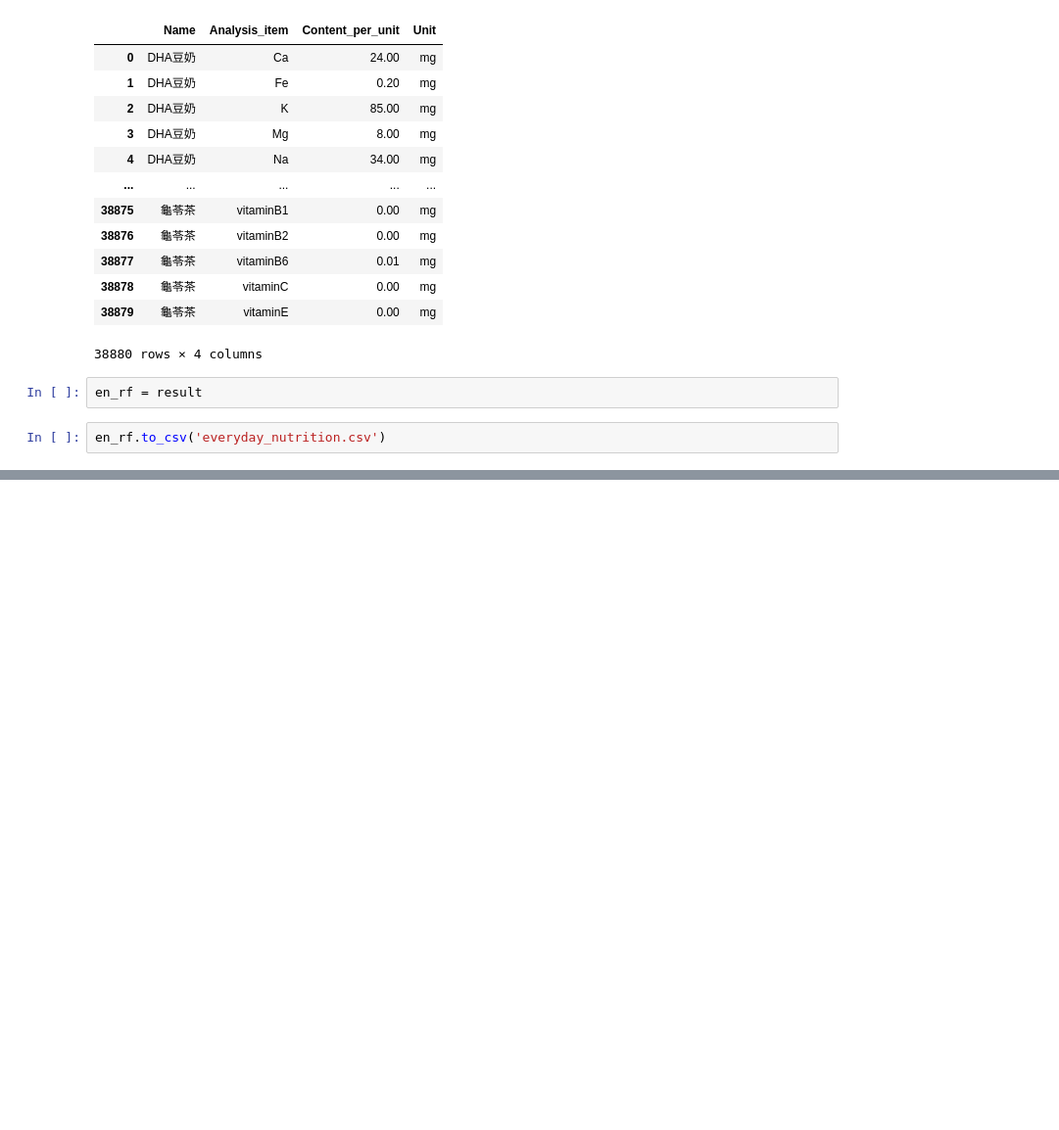
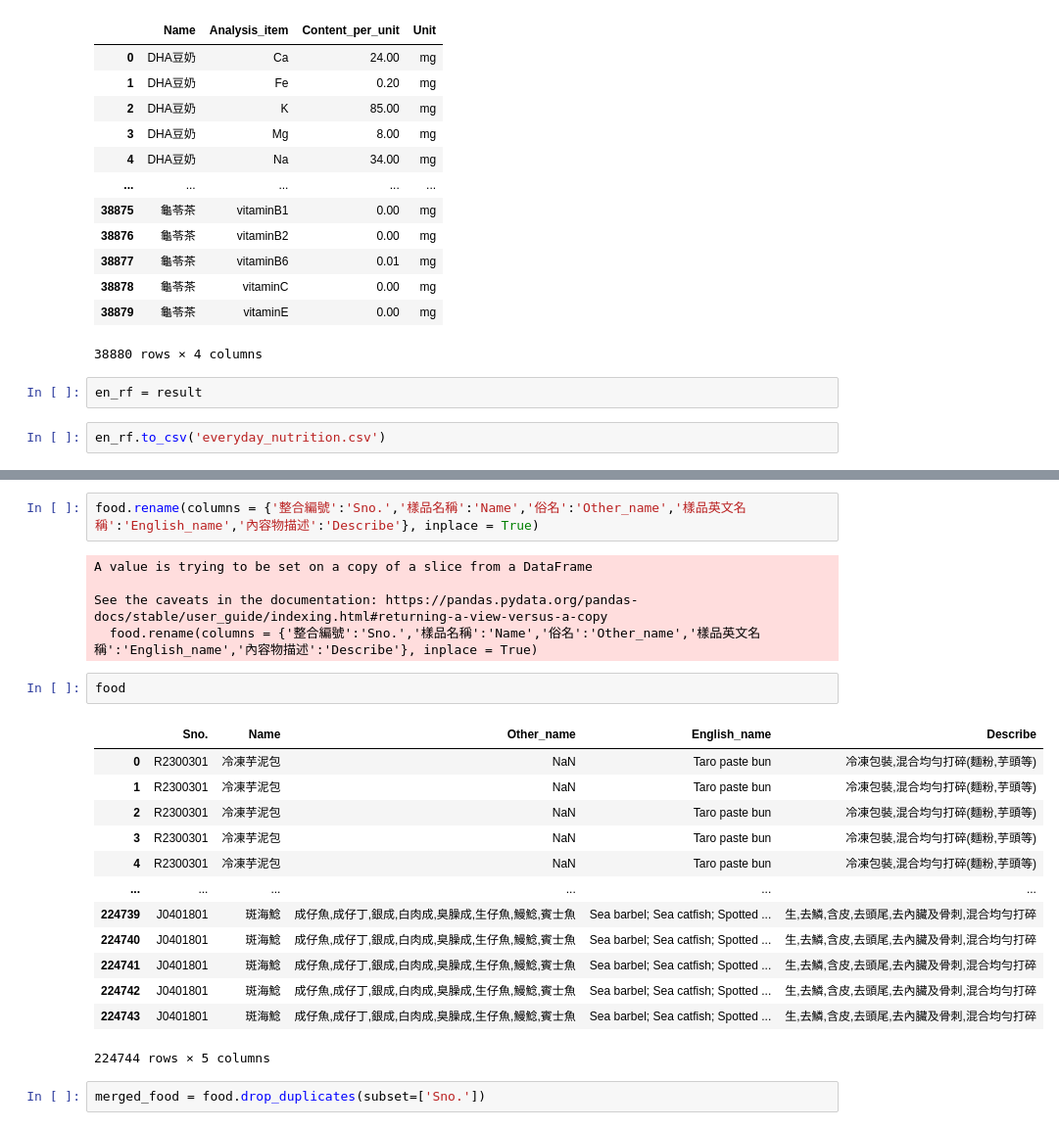
Before and after one commit to Spector3702/DailyNutriPlanner, a Jupyter notebook: Data/PreProcess.ipynb, the cells around one changed output, grey strips where cells are left out. Shown at 98% size. Cells and saved outputs as stored; diff of their text form; blank space fills up the shorter version.

```diff
--- a/Data/PreProcess.ipynb
+++ b/Data/PreProcess.ipynb
@@ -422,0 +426,25 @@ food
+# %%
+food.rename(columns = {'整合編號':'Sno.','樣品名稱':'Name','俗名':'Other_name','樣品英文名稱':'English_name','內容物描述':'Describe'}, inplace = True)
+# %% [output]
+A value is trying to be set on a copy of a slice from a DataFrame
+
+See the caveats in the documentation: https://pandas.pydata.org/pandas-docs/stable/user_guide/indexing.html#returning-a-view-versus-a-copy
+  food.rename(columns = {'整合編號':'Sno.','樣品名稱':'Name','俗名':'Other_name','樣品英文名稱':'English_name','內容物描述':'Describe'}, inplace = True)
+# %%
+food
+# %% [output]
+|  | Sno. | Name | Other_name | English_name | Describe |
+| 0 | R2300301 | 冷凍芋泥包 | NaN | Taro paste bun | 冷凍包裝,混合均勻打碎(麵粉,芋頭等) |
+| 1 | R2300301 | 冷凍芋泥包 | NaN | Taro paste bun | 冷凍包裝,混合均勻打碎(麵粉,芋頭等) |
+| 2 | R2300301 | 冷凍芋泥包 | NaN | Taro paste bun | 冷凍包裝,混合均勻打碎(麵粉,芋頭等) |
+| 3 | R2300301 | 冷凍芋泥包 | NaN | Taro paste bun | 冷凍包裝,混合均勻打碎(麵粉,芋頭等) |
+| 4 | R2300301 | 冷凍芋泥包 | NaN | Taro paste bun | 冷凍包裝,混合均勻打碎(麵粉,芋頭等) |
+| ... | ... | ... | ... | ... | ... |
+| 224739 | J0401801 | 斑海鯰 | 成仔魚,成仔丁,銀成,白肉成,臭臊成,生仔魚,鰻鯰,賓士魚 | Sea barbel; Sea catfish; Spotted ... | 生,去鱗,含皮,去頭尾,去內臟及骨刺,混合均勻打碎 |
+| 224740 | J0401801 | 斑海鯰 | 成仔魚,成仔丁,銀成,白肉成,臭臊成,生仔魚,鰻鯰,賓士魚 | Sea barbel; Sea catfish; Spotted ... | 生,去鱗,含皮,去頭尾,去內臟及骨刺,混合均勻打碎 |
+| 224741 | J0401801 | 斑海鯰 | 成仔魚,成仔丁,銀成,白肉成,臭臊成,生仔魚,鰻鯰,賓士魚 | Sea barbel; Sea catfish; Spotted ... | 生,去鱗,含皮,去頭尾,去內臟及骨刺,混合均勻打碎 |
+| 224742 | J0401801 | 斑海鯰 | 成仔魚,成仔丁,銀成,白肉成,臭臊成,生仔魚,鰻鯰,賓士魚 | Sea barbel; Sea catfish; Spotted ... | 生,去鱗,含皮,去頭尾,去內臟及骨刺,混合均勻打碎 |
+| 224743 | J0401801 | 斑海鯰 | 成仔魚,成仔丁,銀成,白肉成,臭臊成,生仔魚,鰻鯰,賓士魚 | Sea barbel; Sea catfish; Spotted ... | 生,去鱗,含皮,去頭尾,去內臟及骨刺,混合均勻打碎 |
+224744 rows × 5 columns
+# %%
+merged_food = food.drop_duplicates(subset=['Sno.'])
```
Also changed, not shown: parts of 6 cells of this notebook, 1 other file.
